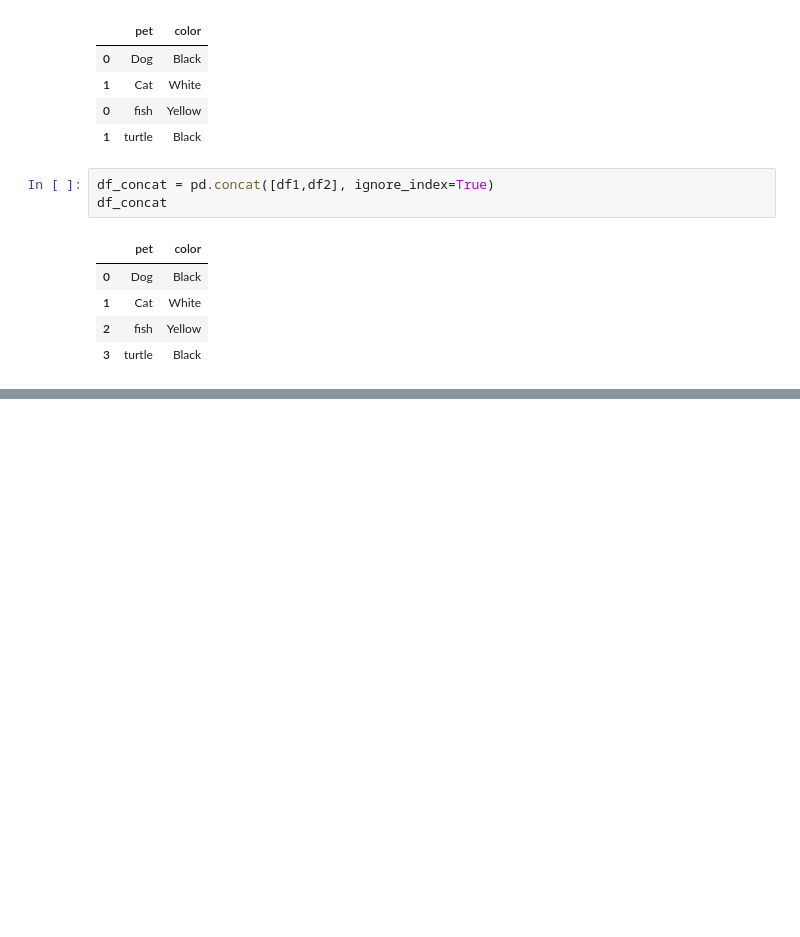
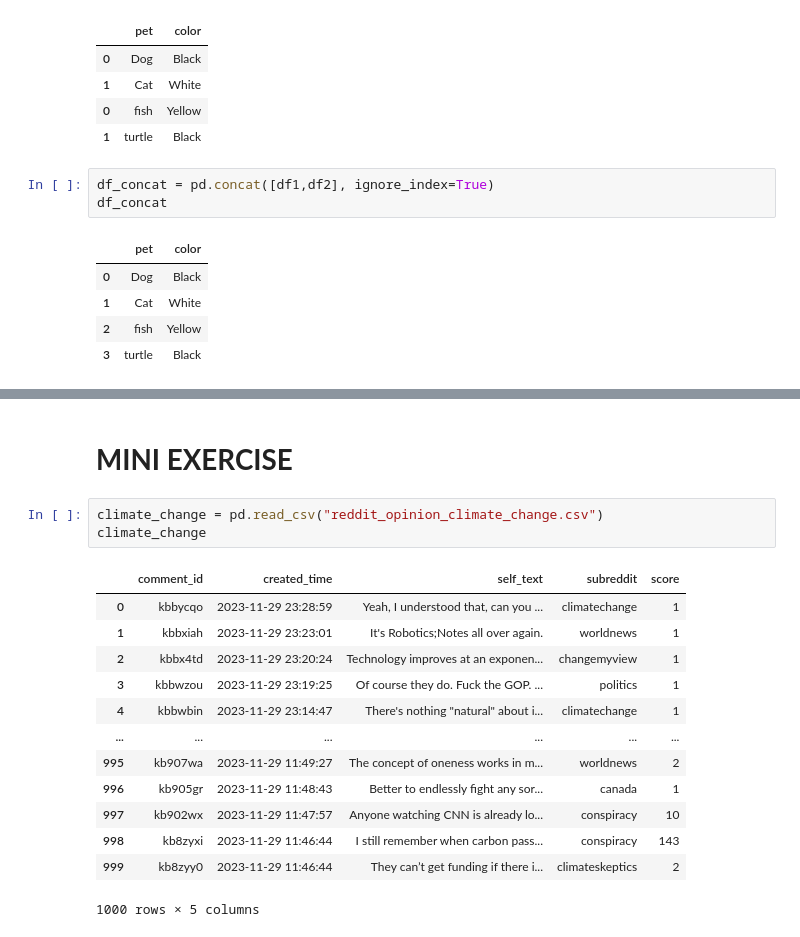
Before and after one commit to atsbitiman/python-data-analysis, a Jupyter notebook: data-manipulation/concat/concat.ipynb, the cells around one changed output, grey strips where cells are left out. Cells and saved outputs as stored; diff of their text form; blank space fills up the shorter version.

```diff
--- a/data-manipulation/concat/concat.ipynb
+++ b/data-manipulation/concat/concat.ipynb
@@ -44,0 +118,19 @@ df_concat
+# %% [markdown]
+# **MINI EXERCISE**
+# %%
+climate_change = pd.read_csv("reddit_opinion_climate_change.csv")
+climate_change
+# %% [output]
+|  | comment_id | created_time | self_text | subreddit | score |
+| 0 | kbbycqo | 2023-11-29 23:28:59 | Yeah, I understood that, can you ... | climatechange | 1 |
+| 1 | kbbxiah | 2023-11-29 23:23:01 | It's Robotics;Notes all over again. | worldnews | 1 |
+| 2 | kbbx4td | 2023-11-29 23:20:24 | Technology improves at an exponen... | changemyview | 1 |
+| 3 | kbbwzou | 2023-11-29 23:19:25 | Of course they do. Fuck the GOP. ... | politics | 1 |
+| 4 | kbbwbin | 2023-11-29 23:14:47 | There's nothing "natural" about i... | climatechange | 1 |
+| ... | ... | ... | ... | ... | ... |
+| 995 | kb907wa | 2023-11-29 11:49:27 | The concept of oneness works in m... | worldnews | 2 |
+| 996 | kb905gr | 2023-11-29 11:48:43 | Better to endlessly fight any sor... | canada | 1 |
+| 997 | kb902wx | 2023-11-29 11:47:57 | Anyone watching CNN is already lo... | conspiracy | 10 |
+| 998 | kb8zyxi | 2023-11-29 11:46:44 | I still remember when carbon pass... | conspiracy | 143 |
+| 999 | kb8zyy0 | 2023-11-29 11:46:44 | They can’t get funding if there i... | climateskeptics | 2 |
+1000 rows × 5 columns
```
Also changed, not shown: parts of 12 cells of this notebook.
